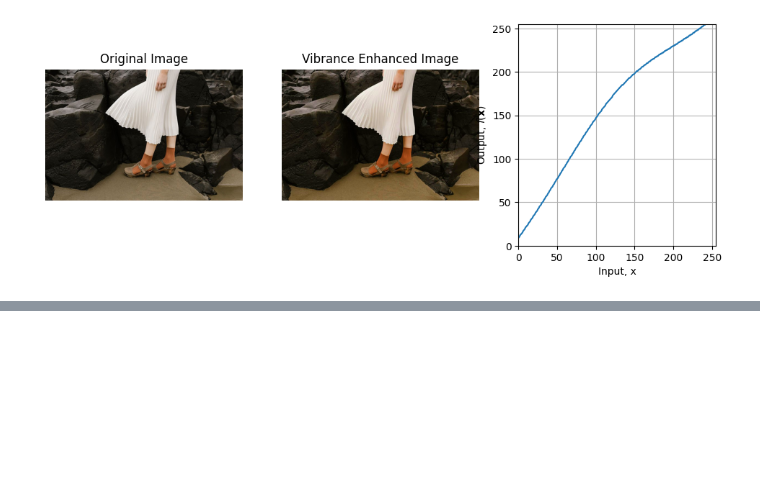
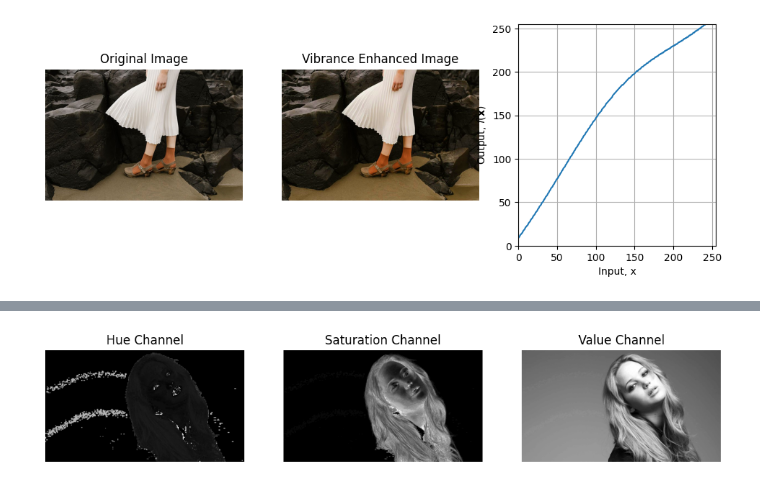
Before and after one commit to silveradium/Computer-Vision---Ranga-Sir, a Jupyter notebook: Assignment1/assignement1.ipynb, the cells around one changed output, grey strips where cells are left out. Saved outputs shown, nothing was run; the diff lists cells and outputs as text; code cells hidden in the pictures; blank space fills up the shorter version.

```diff
--- a/Assignment1/assignement1.ipynb
+++ b/Assignment1/assignement1.ipynb
@@ -199,0 +240,25 @@ plt.show()
+# %%
+import cv2 as cv
+import numpy as np
+import matplotlib.pyplot as plt
+
+f = cv.imread('a1images/jeniffer.jpg')
+f = cv.cvtColor(f, cv.COLOR_BGR2HSV)
+h, s, v = cv.split(f)
+
+fig, ax = plt.subplots(1, 3, figsize=(12, 4))
+ax[0].imshow(h, cmap='gray')
+ax[0].set_title('Hue Channel')
+ax[0].axis('off')
+
+ax[1].imshow(s, cmap='gray')
+ax[1].set_title('Saturation Channel')
+ax[1].axis('off')
+
+ax[2].imshow(v, cmap='gray')
+ax[2].set_title('Value Channel')
+ax[2].axis('off')
+
+plt.show()
+# %% [output]
+[figure, added]
```
Also changed, not shown: parts of 5 cells of this notebook.
